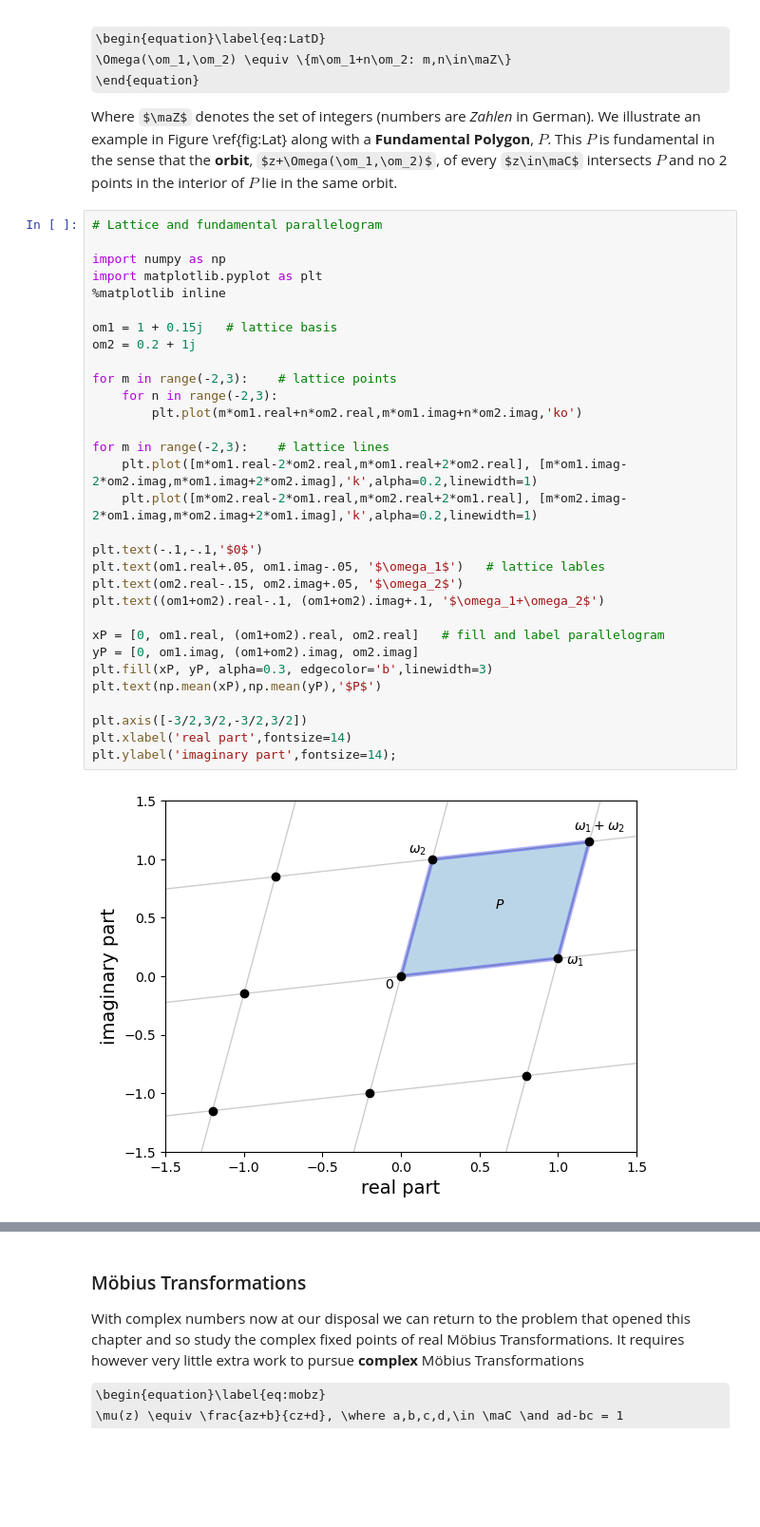
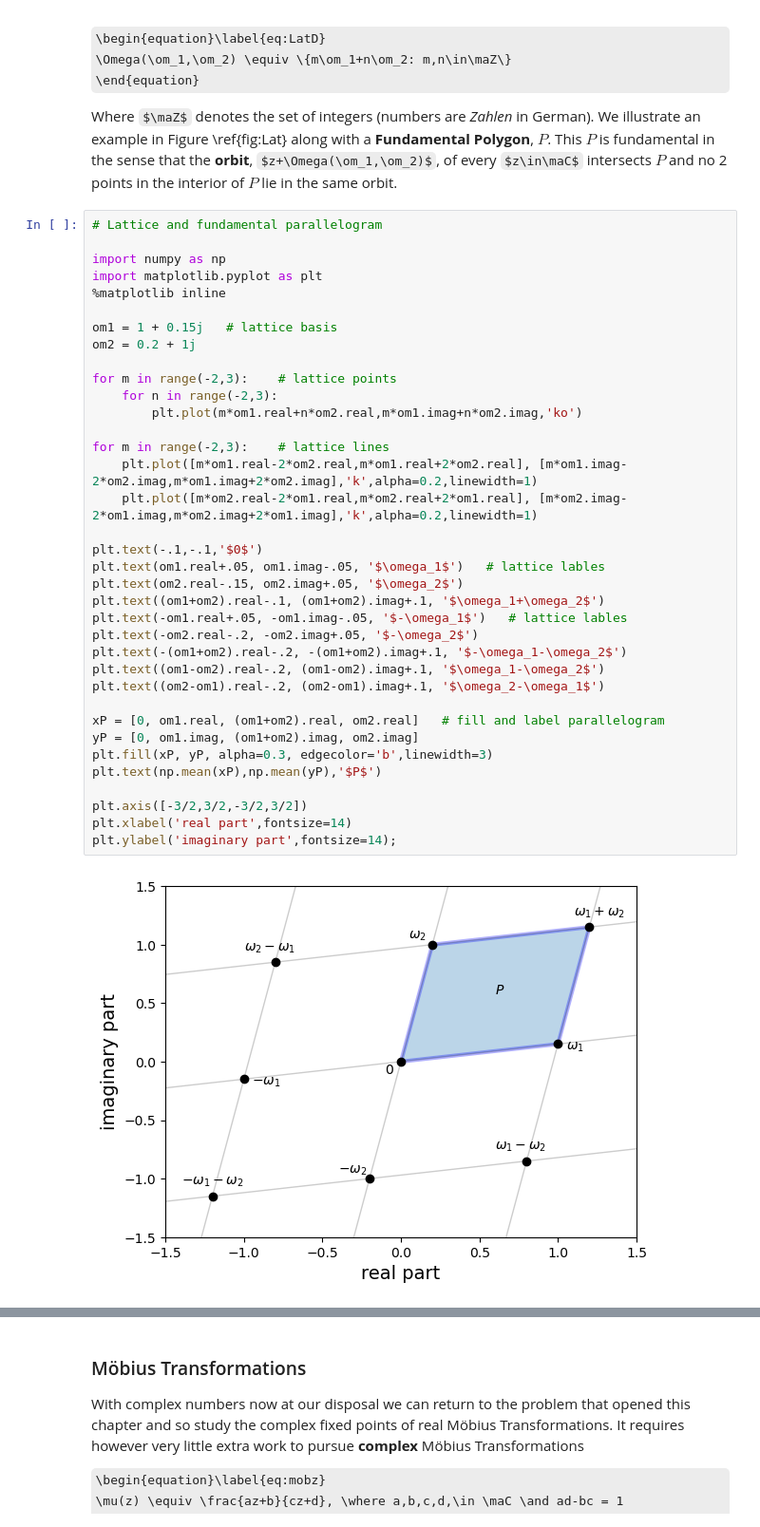
Before and after one commit to steve-cox-LA/JLA, a Jupyter notebook: 1. Transformations of the Plane/1.6.ComplexPlane.ipynb, the cells around one changed output, grey strips where cells are left out. Shown at 95% size. Drawn from its saved outputs; the diff is of its cells as text; some formulas as TeX source; blank space fills up the shorter version.

```diff
--- a/1. Transformations of the Plane/1.6.ComplexPlane.ipynb
+++ b/1. Transformations of the Plane/1.6.ComplexPlane.ipynb
@@ -248,34 +304,39 @@ We illustrate an example in Figure \ref{fig:Lat} along with a **Fundamental Poly
 
 import numpy as np
 import matplotlib.pyplot as plt
 %matplotlib inline
 
 om1 = 1 + 0.15j   # lattice basis
 om2 = 0.2 + 1j
 
 for m in range(-2,3):    # lattice points
     for n in range(-2,3):
         plt.plot(m*om1.real+n*om2.real,m*om1.imag+n*om2.imag,'ko')
 
 for m in range(-2,3):    # lattice lines
     plt.plot([m*om1.real-2*om2.real,m*om1.real+2*om2.real], [m*om1.imag-2*om2.imag,m*om1.imag+2*om2.imag],'k',alpha=0.2,linewidth=1)
     plt.plot([m*om2.real-2*om1.real,m*om2.real+2*om1.real], [m*om2.imag-2*om1.imag,m*om2.imag+2*om1.imag],'k',alpha=0.2,linewidth=1)
 
 plt.text(-.1,-.1,'$0$')
 plt.text(om1.real+.05, om1.imag-.05, '$\omega_1$')   # lattice lables
 plt.text(om2.real-.15, om2.imag+.05, '$\omega_2$')
 plt.text((om1+om2).real-.1, (om1+om2).imag+.1, '$\omega_1+\omega_2$')
+plt.text(-om1.real+.05, -om1.imag-.05, '$-\omega_1$')   # lattice lables
+plt.text(-om2.real-.2, -om2.imag+.05, '$-\omega_2$')
+plt.text(-(om1+om2).real-.2, -(om1+om2).imag+.1, '$-\omega_1-\omega_2$')
+plt.text((om1-om2).real-.2, (om1-om2).imag+.1, '$\omega_1-\omega_2$')
+plt.text((om2-om1).real-.2, (om2-om1).imag+.1, '$\omega_2-\omega_1$')
 
 xP = [0, om1.real, (om1+om2).real, om2.real]   # fill and label parallelogram
 yP = [0, om1.imag, (om1+om2).imag, om2.imag]
 plt.fill(xP, yP, alpha=0.3, edgecolor='b',linewidth=3)
 plt.text(np.mean(xP),np.mean(yP),'$P$')
 
 plt.axis([-3/2,3/2,-3/2,3/2])
 plt.xlabel('real part',fontsize=14)
 plt.ylabel('imaginary part',fontsize=14);
 # %% [output]
-[figure, old version]
+[figure, new version]
 # %% [markdown]
 \begin{myfig}\label{fig:Lat} A lattice and a fundamental polygon, $P$. \end{myfig}
 
```
Also changed, not shown: parts of 11 cells of this notebook, 1 other file.
